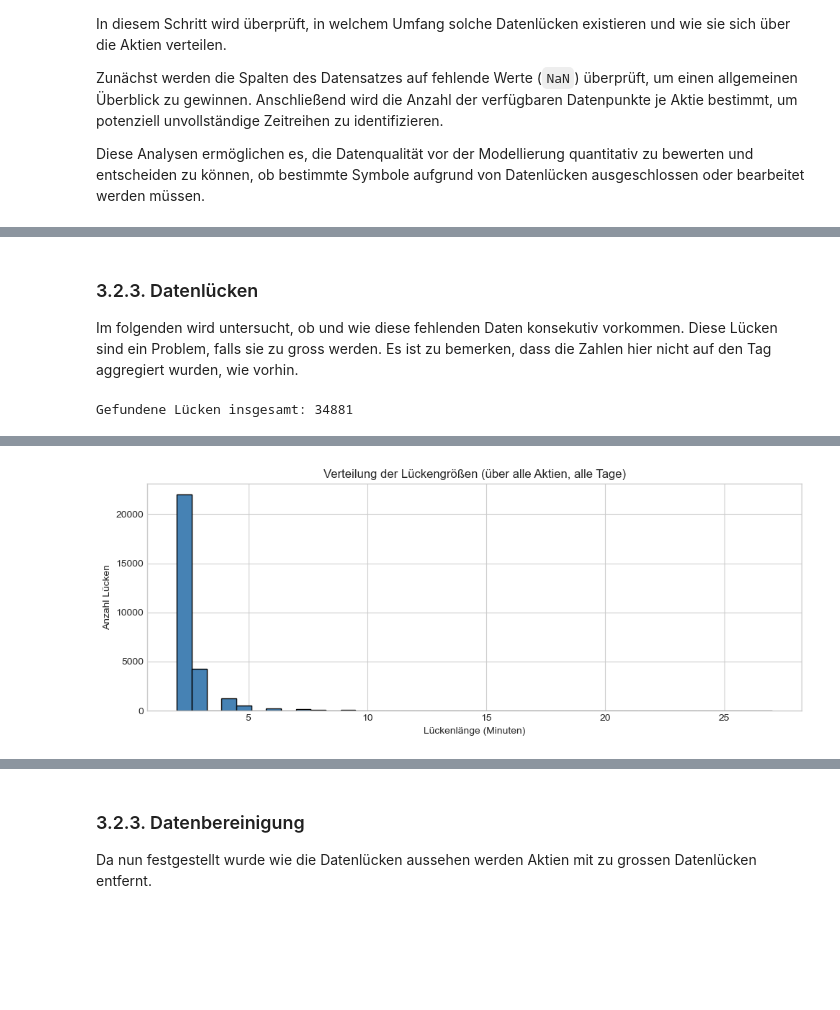
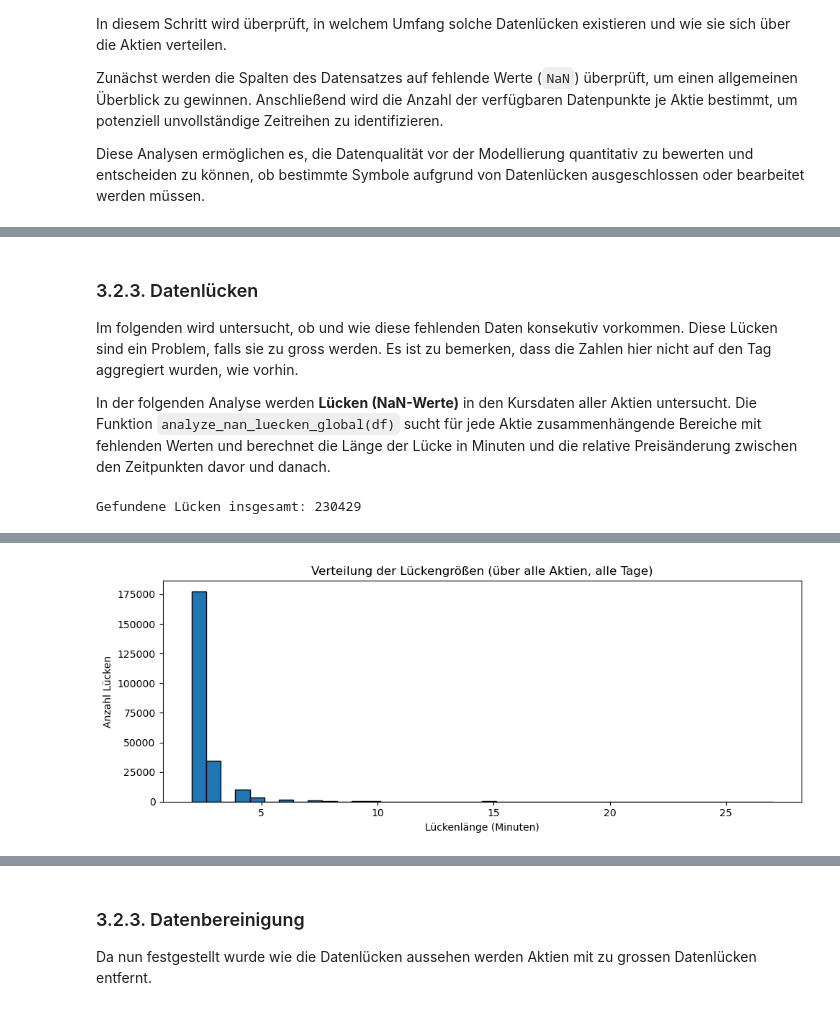
Before and after one commit to RyanMikus/pairs_trading_ml_hs25, a Jupyter notebook: 03_Explorative_Datenanalyse.ipynb, the cells around one changed output, grey strips where cells are left out. Cells and saved outputs as stored; diff of their text form; code cells hidden in the pictures; blank space fills up the shorter version.

```diff
--- a/03_Explorative_Datenanalyse.ipynb
+++ b/03_Explorative_Datenanalyse.ipynb
@@ -125,0 +84,3 @@ Anzahl Handelstage: 5
+# %%
+df = eda.fetch_data()
+df.head()
@@ -125,0 +99,5 @@ Anzahl Handelstage: 5
+# %%
+df, removed_symbols = eda.filter_symbols_by_full_coverage(df)
+
+print(f"Anzahl entfernte Ticker: {len(removed_symbols)}")
+print(f"Anzahl verbleibende Ticker: {df['symbol'].nunique()}")
@@ -295,67 +190,13 @@ Das deutet darauf hin, dass es zu bestimmten Handelszeiten häufiger Datenlücke
 ### 3.2.3. Datenlücken
 
 Im folgenden wird untersucht, ob und wie diese fehlenden Daten konsekutiv vorkommen. Diese Lücken sind ein Problem, falls sie zu gross werden. Es ist zu bemerken, dass die Zahlen hier nicht auf den Tag aggregiert wurden, wie vorhin.
+
+In der folgenden Analyse werden **Lücken (NaN-Werte)** in den Kursdaten aller Aktien untersucht. Die Funktion `analyze_nan_luecken_global(df)` sucht für jede Aktie zusammenhängende Bereiche mit fehlenden Werten und berechnet die Länge der Lücke in Minuten und die relative Preisänderung zwischen den Zeitpunkten davor und danach.
 # %%
-def analyse_nan_luecken_global(df):
-    """
-    Findet konsekutive NaN-Blöcke im 'close' je Symbol über den gesamten Datensatz.
-    Für jeden Block wird (nahezu) die Lückenlänge in Minuten und die relative
-    Preisänderung zwischen dem Wert direkt vor der Lücke und direkt nach der Lücke berechnet.
-    """
-    normal_step = pd.Timedelta(minutes=1)
-    all_gaps = []
-
-    for ticker, data in df.groupby("symbol"):
-        data = data.sort_values("datetime").reset_index(drop=True)
-        is_nan_close = data["close"].isna()
-        if not is_nan_close.any():
-            continue
-
-        nan_idx = np.where(is_nan_close)[0]
-        gap_blocks = np.split(nan_idx, np.where(np.diff(nan_idx) > 1)[0] + 1)
-
-        for block in gap_blocks:
-            # Indizes direkt vor und nach der Lücke
-            gap_start_idx = block[0] - 1
-            gap_end_idx   = block[-1] + 1
-            if gap_start_idx < 0 or gap_end_idx >= len(data):
-                continue
-
-            t_before = data.loc[gap_start_idx, "datetime"]
-            t_after  = data.loc[gap_end_idx, "datetime"]
-            close_before = data.loc[gap_start_idx, "close"]
-            close_after  = data.loc[gap_end_idx, "close"]
-
-            # Schutz: angrenzende Werte müssen gültig sein
-            if pd.isna(close_before) or pd.isna(close_after):
-                continue
-
-            # Lückenlänge anhand der Zeitdifferenz (~ Minuten)
-            gap_len = (t_after - t_before) / normal_step
-            rel_change = (close_after - close_before) / close_before
-
-            all_gaps.append({
-                "symbol": ticker,
-                "gap_len": float(gap_len),
-                "rel_change": float(rel_change),
-            })
-
-    return pd.DataFrame(all_gaps)
-
-# --- Analyse ausführen ---
-nan_gaps_all = analyse_nan_luecken_global(df)
-
+nan_gaps_all = eda.analyze_nan_gaps_global(df)
 print(f"Gefundene Lücken insgesamt: {len(nan_gaps_all)}\n")
 display(nan_gaps_all.describe())
-
-# --- Verteilung der Lückengrößen ---
-plt.figure(figsize=(10,4))
-plt.hist(nan_gaps_all["gap_len"], bins=40, color="steelblue", edgecolor="black")
-plt.title("Verteilung der Lückengrößen (über alle Aktien, alle Tage)")
-plt.xlabel("Lückenlänge (Minuten)")
-plt.ylabel("Anzahl Lücken")
-plt.tight_layout()
-plt.show()
+eda.plot_gap_length_hist(nan_gaps_all, bins=40, round_to_int=True)
 # %% [output]
-Gefundene Lücken insgesamt: 34881
+Gefundene Lücken insgesamt: 230429
 |  | gap_len | rel_change |
@@ -370 +211 @@ Gefundene Lücken insgesamt: 34881
-[figure, old version]
+[figure, new version]
```
Also changed, not shown: parts of 70 cells of this notebook, 15 other files.
